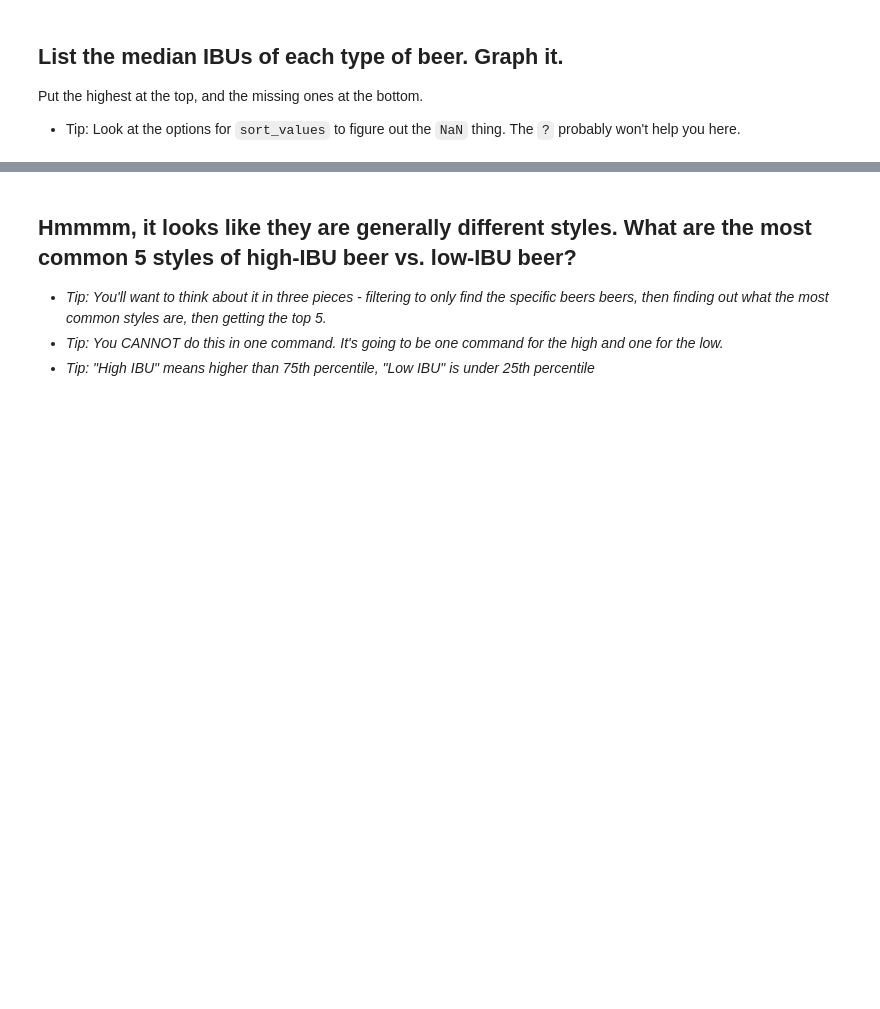
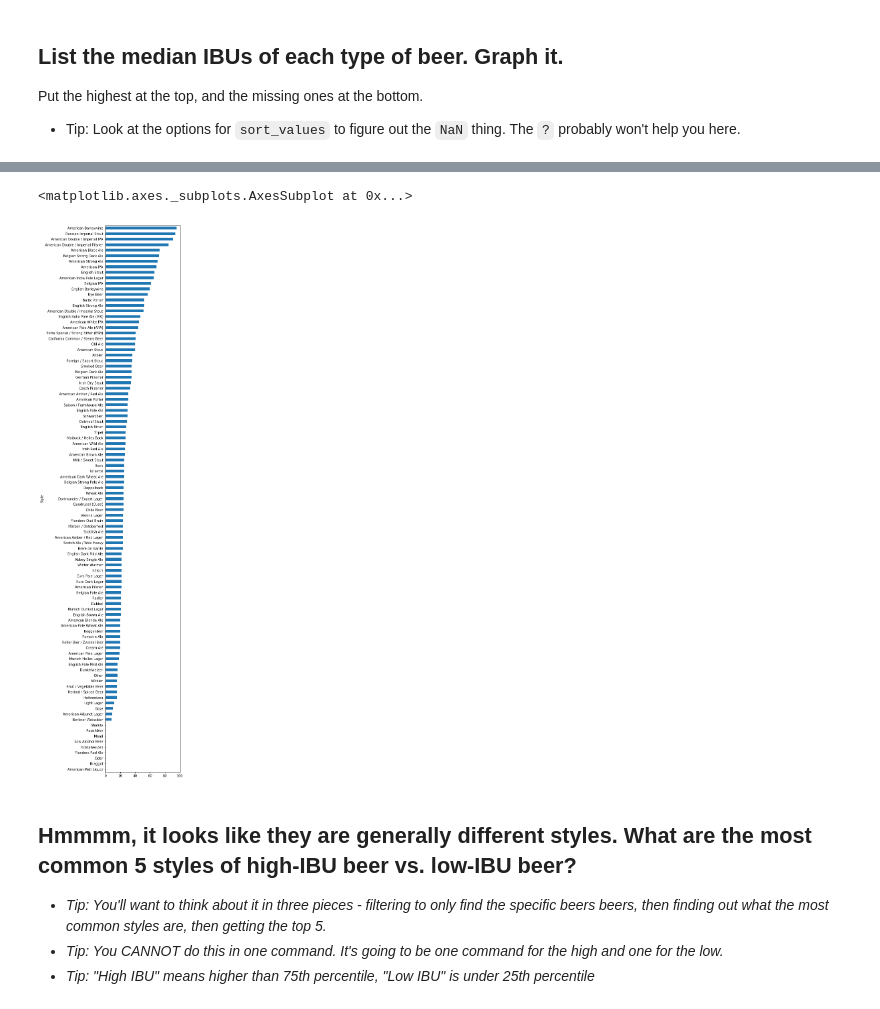
Before and after one commit to SawyerClick/foundations_homework, a Jupyter notebook: 06-homework/beer/Dataset ONE - Beer cans.ipynb, the cells around one changed output, grey strips where cells are left out. Saved outputs shown, nothing was run; the diff lists cells and outputs as text; code cells hidden in the pictures; blank space fills up the shorter version.

```diff
--- a/06-homework/beer/Dataset ONE - Beer cans.ipynb
+++ b/06-homework/beer/Dataset ONE - Beer cans.ipynb
@@ -349,3 +392,8 @@ Put the highest at the top, and the missing ones at the bottom.
+# %%
+df.groupby('Style')['IBUs'].median().sort_values(na_position='first').plot(kind='barh', figsize=(4, 30))
+# %% [output]
+<matplotlib.axes._subplots.AxesSubplot at 0x...>
+[figure, added]
 # %% [markdown]
 ## Hmmmm, it looks like they are generally different styles. What are the most common 5 styles of high-IBU beer vs. low-IBU beer?
 
```
Also changed, not shown: parts of 15 cells of this notebook, 1 other file.
